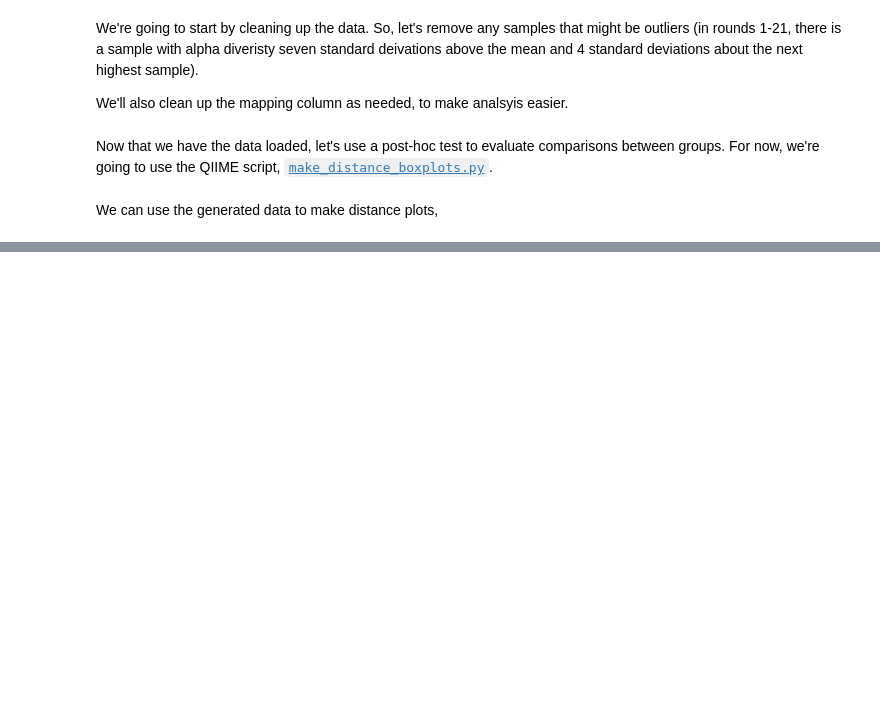
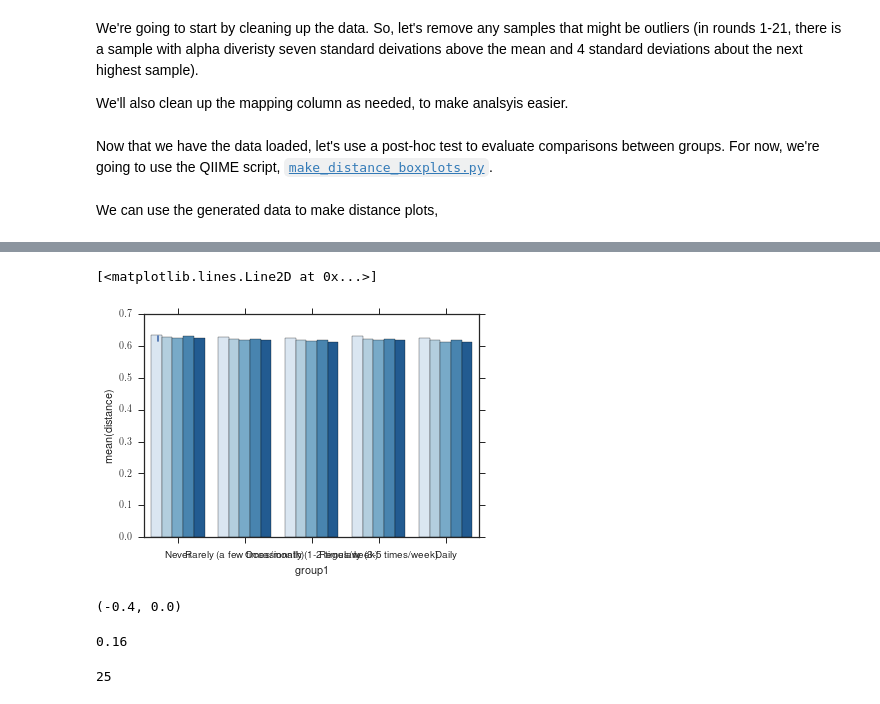
Before and after one commit to JWDebelius/American-Gut, a Jupyter notebook: ipynb/diversity-analysis/3-Beta-Diversity-Post-hoc.ipynb, the cells around one changed output, grey strips where cells are left out. Saved outputs shown, nothing was run; the diff lists cells and outputs as text; code cells hidden in the pictures; blank space fills up the shorter version.

```diff
--- a/ipynb/diversity-analysis/3-Beta-Diversity-Post-hoc.ipynb
+++ b/ipynb/diversity-analysis/3-Beta-Diversity-Post-hoc.ipynb
@@ -75,0 +186,15 @@ We can use the generated data to make distance plots,
+# %%
+# ax = plt.axes()
+means = np.array([w_[:, 2].astype(float).mean() for w_ in with_])
+stdv = np.array([w_[:, 2].astype(float).std() / w_.shape[1] for w_ in with_])
+
+ax = plt.axes()
+
+sn.barplot(x='group1', y='distance', hue='group2', data=stacked,
+           estimator=np.mean, n_boot=5, ci=None,
+           order=group.order, hue_order=group.order,  palette="Blues",
+          )
+ax.legend_.set_visible(False)
+# %% [output]
+[<matplotlib.lines.Line2D at 0x...>]
+[figure, added]
@@ -75,0 +203,10 @@ We can use the generated data to make distance plots,
+# %%
+print p.get_xy()
+p.get_width()
+# %% [output]
+(-0.4, 0.0)
+0.16
+# %%
+len(ax.patches)
+# %% [output]
+25
```
Also changed, not shown: parts of 33 cells of this notebook, 7 other files.
